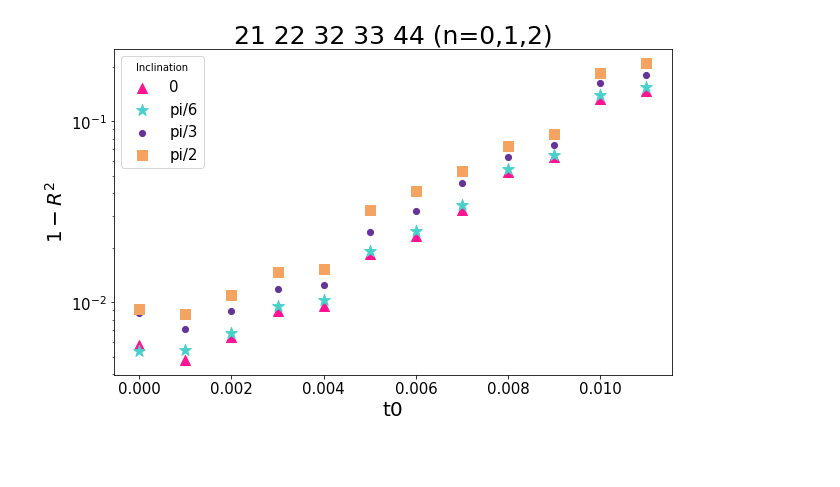
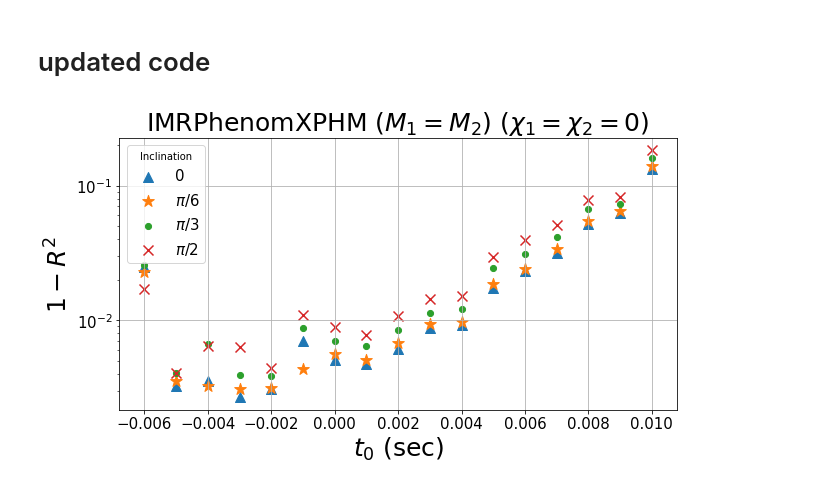
Before and after one commit to rachelmechum/ringdown_qnms, a Jupyter notebook: XPHM/XPHM_r2_vs_t0.ipynb, the cells around one changed output. Cells and saved outputs as stored; diff of their text form; code cells hidden in the pictures; blank space fills up the shorter version.

```diff
--- a/XPHM/XPHM_r2_vs_t0.ipynb
+++ b/XPHM/XPHM_r2_vs_t0.ipynb
@@ -7,7 +7,6 @@ def r2_t0_XPHM(name_of_csv,your_title):
 
     read = pd.read_csv(f'{name_of_csv}')
     t0 = read[["t0"]]
-    t0 = t0 - 3.8
     inc = read[["inclination"]]
     r2 = read[["r_squared"]]
     mass = read[["mass"]]
@@ -16,39 +15,43 @@ def r2_t0_XPHM(name_of_csv,your_title):
     #print(chi)
 
     #slicing times
-    t0_0 = t0.iloc[:12, :]
-    t0_pi6 = t0.iloc[12:24, :]
-    t0_pi3 = t0.iloc[24:36, :]
-    t0_pi2 = t0.iloc[36:48, :]
+    t0_0 = t0.iloc[:17, :]
+    t0_pi6 = t0.iloc[17:34, :]
+    t0_pi3 = t0.iloc[34:51, :]
+    t0_pi2 = t0.iloc[51:68, :]
 
     #slicing inclination
-    inc_0 = inc.iloc[:12, :]
-    inc_pi6 = inc.iloc[12:24, :]
-    inc_pi3 = inc.iloc[24:36, :]
-    inc_pi2 = inc.iloc[36:48, :]
+    inc_0 = inc.iloc[:17, :]
+    inc_pi6 = inc.iloc[17:34, :]
+    inc_pi3 = inc.iloc[34:51, :]
+    inc_pi2 = inc.iloc[51:68, :]
 
     #slicing r squared
-    r2_0 = r2.iloc[:12, :]
-    r2_pi6 = r2.iloc[12:24, :]
-    r2_pi3 = r2.iloc[24:36, :]
-    r2_pi2 = r2.iloc[36:48, :]
+    r2_0 = r2.iloc[:17, :]
+    r2_pi6 = r2.iloc[17:34, :]
+    r2_pi3 = r2.iloc[34:51, :]
+    r2_pi2 = r2.iloc[51:68, :]
 
-    plt.figure(figsize=(10,6))
-    plt.scatter(t0_0,(1-(r2_0)), marker='^',s=100,label='0', color='deeppink')
-    plt.scatter(t0_pi6,(1-(r2_pi6)), marker='*',s=150,label='pi/6', color='mediumturquoise')
-    plt.scatter(t0_pi3,(1-(r2_pi3)), marker='.',s=150,label='pi/3', color='rebeccapurple')
-    plt.scatter(t0_pi2,(1-(r2_pi2)), marker='s',s=100,label='pi/2', color='sandybrown')
+    plt.figure(figsize=(10,5))
+    plt.scatter(t0_0,(1-(r2_0)), marker='^',s=100,label='0')
+    plt.scatter(t0_pi6,(1-(r2_pi6)), marker='*',s=150,label='$\pi/6$')
+    plt.scatter(t0_pi3,(1-(r2_pi3)), marker='.',s=150,label='$\pi/3$')
+    plt.scatter(t0_pi2,(1-(r2_pi2)), marker='x',s=100,label='$\pi/2$')
+    plt.grid()
     plt.legend(title='Inclination',fontsize=15)
-    plt.ylabel('$1-R^2$',fontsize=20)
+    plt.ylabel('$1-R^2$',fontsize=25)
     plt.yscale('log')
-    #plt.ylim(0.1,1.1)
-    plt.xlabel('t0',fontsize=20)
+    plt.xlabel('$t_0$ (sec)',fontsize=25)
     plt.xticks(fontsize=15)
     plt.yticks(fontsize=15)
     plt.title(f'{your_title}',fontsize=25)
     plt.show()
 # %%
 #this is based on old code...only use if runs don't finish in time
-r2_t0_XPHM('allmodes_n012ot.csv','21 22 32 33 44 (n=0,1,2)')
+#r2_t0_XPHM('allmodes_n012ot.csv','21 22 32 33 44 (n=0,1,2)')
-# %% [output]
-[figure, removed]
+# %% [markdown]
+# updated code
+# %%
+r2_t0_XPHM('XPHM_eqM_noX.csv','IMRPhenomXPHM ($M_1=M_2$) ($\chi_1=\chi_2=0$)')
+# %% [output]
+[figure, added]
```
Also changed, not shown: parts of 3 cells of this notebook, 42 other files.
